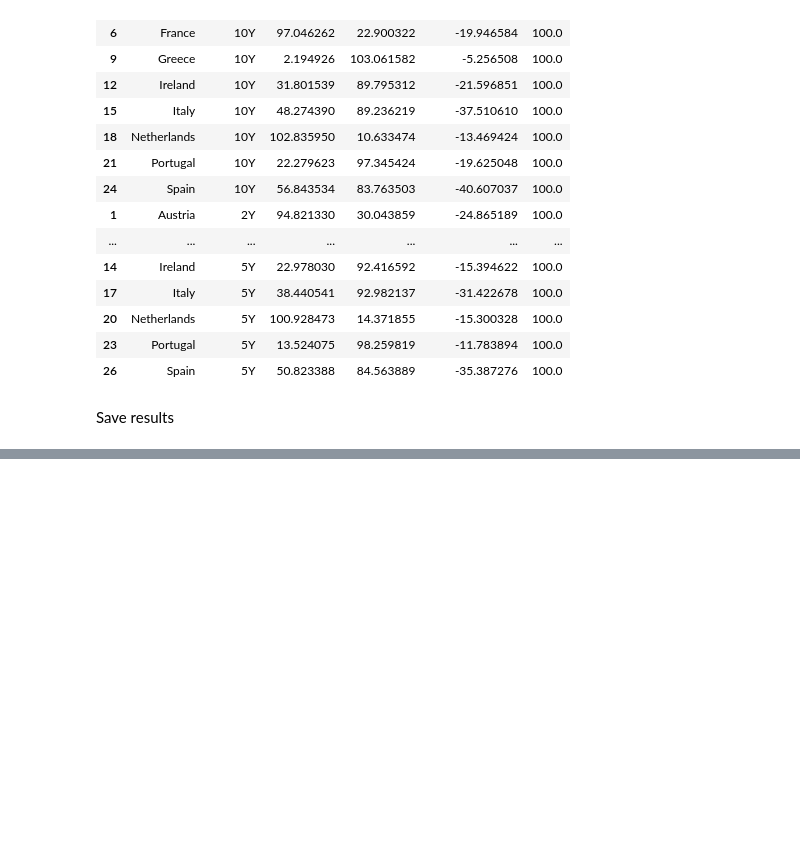
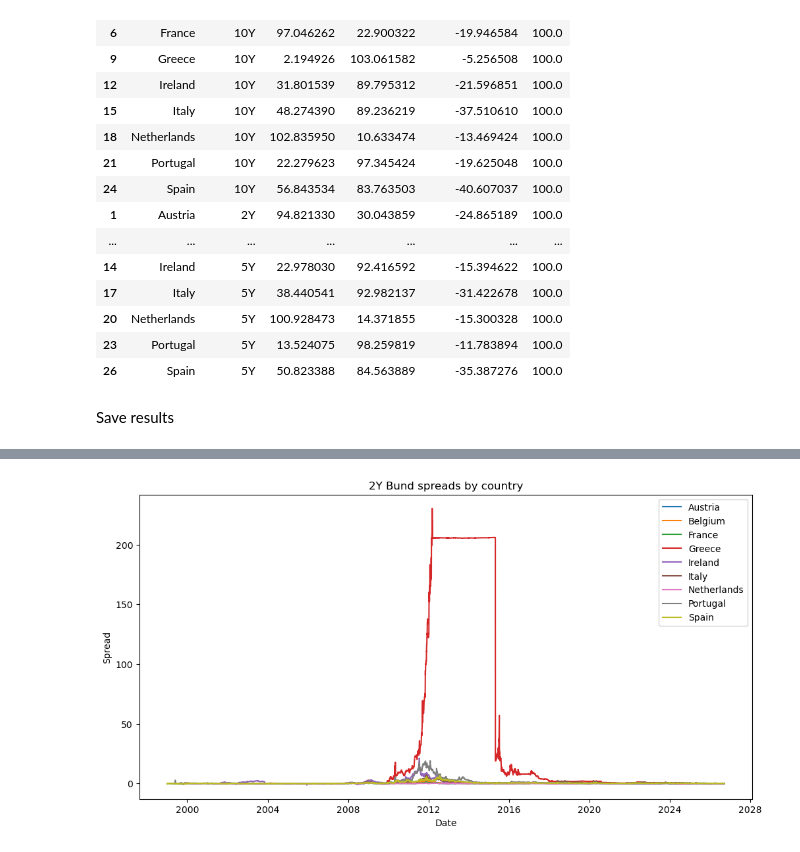
Before and after one commit to DrDynamist/ECB_Sovereigns, a Jupyter notebook: code1.ipynb, the cells around one changed output, grey strips where cells are left out. Saved outputs shown, nothing was run; the diff lists cells and outputs as text; code cells hidden in the pictures; blank space fills up the shorter version.

```diff
--- a/code1.ipynb
+++ b/code1.ipynb
@@ -815,0 +889,30 @@ def load_dataset(name):
+# %%
+
+maturity = "2Y"
+
+temp = bond_df[
+    (bond_df["Maturity"] == maturity) &
+    (bond_df["Country"] != "Germany")
+]
+
+plt.figure(figsize=(12, 6))
+
+for country in temp["Country"].unique():
+
+    sub = temp[
+        temp["Country"] == country
+    ]
+
+    plt.plot(
+        sub["Date"],
+        sub["Spread"],
+        label=country
+    )
+
+plt.title("2Y Bund spreads by country")
+plt.xlabel("Date")
+plt.ylabel("Spread")
+plt.legend()
+plt.show()
+# %% [output]
+[figure, added]
```
Also changed, not shown: parts of 9 cells of this notebook, 2 other files.
